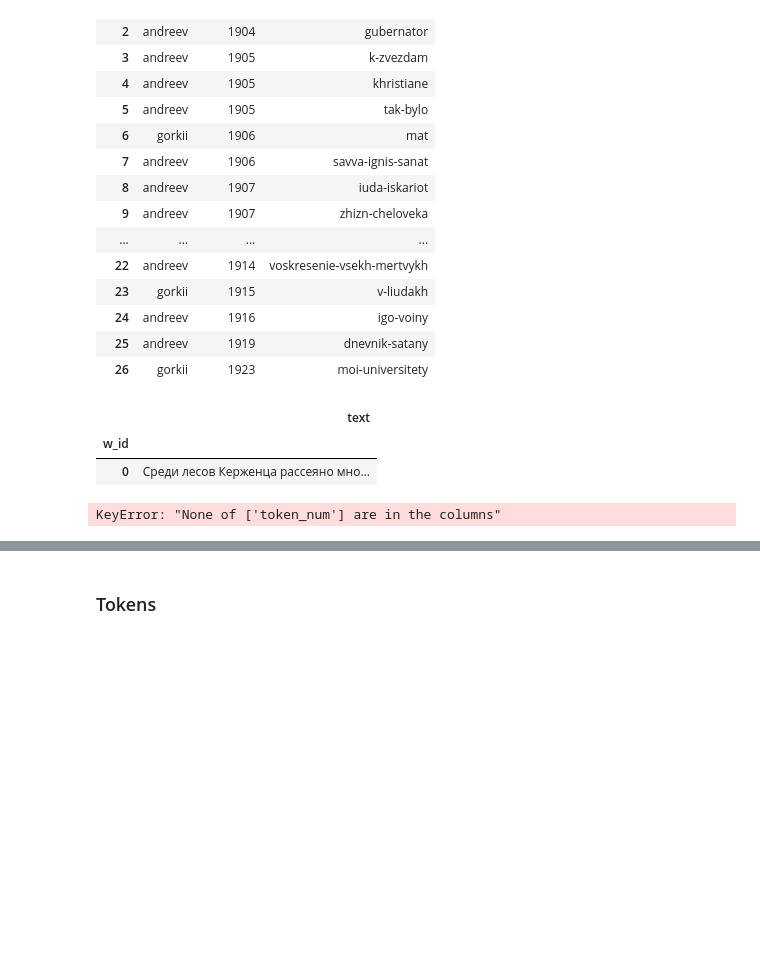
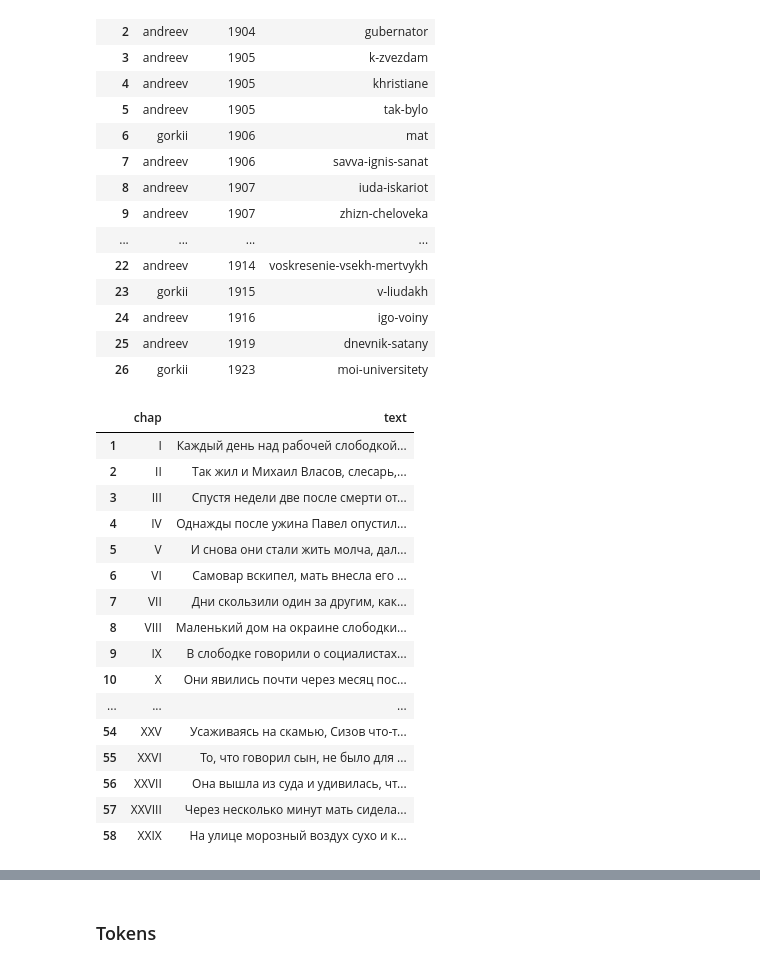
Before and after one commit to kollektivminds/russian-literary-bible, a Jupyter notebook: codebase/text_processing.ipynb, the cells around one changed output, grey strips where cells are left out. Cells and saved outputs as stored; diff of their text form; code cells hidden in the pictures; blank space fills up the shorter version.

```diff
--- a/codebase/text_processing.ipynb
+++ b/codebase/text_processing.ipynb
@@ -68,13 +69,31 @@ libDf
 | 24 | andreev | 1916 | igo-voiny |
 | 25 | andreev | 1919 | dnevnik-satany |
 | 26 | gorkii | 1923 | moi-universitety |
-# %%
-nat_parse(textDf.loc[:0])
-# %% [output]
-|  | text |
-| w_id |  |
-| 0 | Среди лесов Керженца рассеяно мно... |
-# %%
-TestDf = nat_parse(textDf.iloc[:1])
-# %% [output]
-KeyError: "None of ['token_num'] are in the columns"
+# %%
+motherDf = textDf.iloc[[6]]
+motherDf = pd.DataFrame(data=motherDf.text.str.split(r'\n\n').to_list()[0])
+chapTitles = motherDf.iloc[::2][0].to_list()
+chapTexts = motherDf.iloc[1::2][0].to_list()
+motherDf = pd.DataFrame(data={'chap':chapTitles, 'text':chapTexts})
+motherDf.index = range(1,59)
+motherDf.chap = motherDf.chap.str.replace('\W', '', regex=True)
+#motherDf['part'] = ['1' if chap < 29 else '2' for chap in range(len(motherDf.chap))]
+motherDf
+# %% [output]
+|  | chap | text |
+| 1 | I | Каждый день над рабочей слободкой... |
+| 2 | II | Так жил и Михаил Власов, слесарь,... |
+| 3 | III | Спустя недели две после смерти от... |
+| 4 | IV | Однажды после ужина Павел опустил... |
+| 5 | V | И снова они стали жить молча, дал... |
+| 6 | VI | Самовар вскипел, мать внесла его ... |
+| 7 | VII | Дни скользили один за другим, как... |
+| 8 | VIII | Маленький дом на окраине слободки... |
+| 9 | IX | В слободке говорили о социалистах... |
+| 10 | X | Они явились почти через месяц пос... |
+| ... | ... | ... |
+| 54 | XXV | Усаживаясь на скамью, Сизов что-т... |
+| 55 | XXVI | То, что говорил сын, не было для ... |
+| 56 | XXVII | Она вышла из суда и удивилась, чт... |
+| 57 | XXVIII | Через несколько минут мать сидела... |
+| 58 | XXIX | На улице морозный воздух сухо и к... |
```
Also changed, not shown: parts of 6 cells of this notebook, 4 other files.
